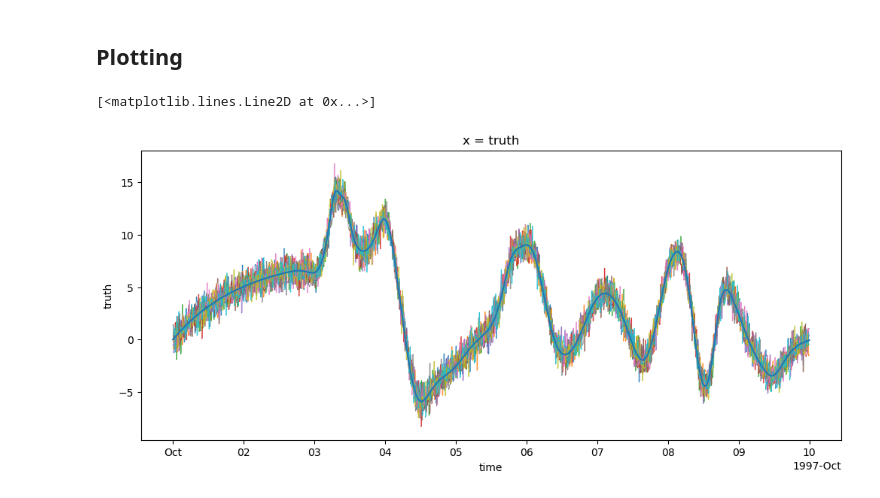
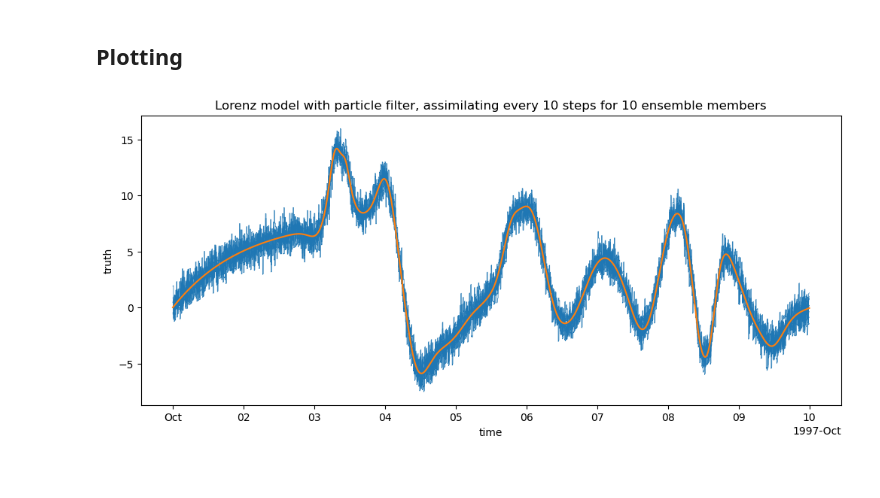
Before and after one commit to Daafip/Msc-Thesis-Notebooks, a Jupyter notebook: 13. DA Lorenz - PF 1D.ipynb, the cells around one changed output. Saved outputs shown, nothing was run; the diff lists cells and outputs as text; code cells hidden in the pictures.

Commit message:
rerunning DA for better plots

```diff
--- a/13. DA Lorenz - PF 1D.ipynb
+++ b/13. DA Lorenz - PF 1D.ipynb
@@ -66,7 +66,7 @@ def module_from_file(module_name, file_path):
     spec.loader.exec_module(module)
     return module
 # %%
-DA = module_from_file("DA",r'../eWaterCycle-DA/src/eWaterCycle_DA/DA.py')
+DA = module_from_file("DA",r'../eWaterCycle-DA/src/ewatercycle_DA/DA.py')
 # %%
 n_particles = 10
 # %%
@@ -185,6 +197,8 @@ ensemble.initialize_da_method(ensemble_method_name = "PF",
 # Run
 # %%
 ref_model = ensemble.ensemble_list[0].model
+# %%
+assimilation_window = 10
 # %%
 n_timesteps = int((ref_model.end_time - ref_model.start_time) /  ref_model.time_step)
 time = []
@@ -192,8 +206,8 @@ lst_state_vector = []
 lst_Q = []
 for i in tqdm(range(n_timesteps)):
     time.append(pd.Timestamp(ref_model.time_as_datetime.date()))
-    if i % 10 == 0:  assimilate = True
-    else:            assimilate = False
+    if i % assimilation_window == 0:  assimilate = True
+    else:                             assimilate = False
     ensemble.update(assimilate)
     lst_state_vector.append(ensemble.get_state_vector())
     # lst_Q.append(ensemble.get_value("state"))
@@ -238,14 +252,18 @@ if load:
     ds_combined = xr.open_dataset(glob.glob(str(output_path / 'combined_ds_*.nc'))[-1])
 # %% [markdown]
 ## Plotting
+# %%
+save = True
 # %%
 fig, ax = plt.subplots(1,1,figsize=(12,5))
-x = 1
+x = 5
 for i in range(n_particles):
     # ds_combined[7].isel(EnsembleMember=i).plot(ax=ax)
-    plt.plot(list(output.index)[:len(ds_combined[0].isel(EnsembleMember=i).values)],ds_combined[x].isel(EnsembleMember=i).values,lw=0.5)
+    plt.plot(list(output.index)[:len(ds_combined[x].isel(EnsembleMember=i).values)],ds_combined[x].isel(EnsembleMember=i).values,lw=0.5,color='C0',zorder=-1)
 # for x in range(J):
-ds_obs['truth'].plot()
+ds_obs['truth'].plot(zorder=1,color="C1")
+ax.set_title(f"Lorenz model with particle filter, assimilating every {assimilation_window} steps for {n_particles} ensemble members")
+if save:
+    fig.savefig(figure_path / "lorenz_model.png",bbox_inches="tight",dpi=400)
 # %% [output]
-[<matplotlib.lines.Line2D at 0x...>]
-[figure, old version]
+[figure, new version]
```
Also changed, not shown: parts of 3 cells of this notebook, 27 other files.
